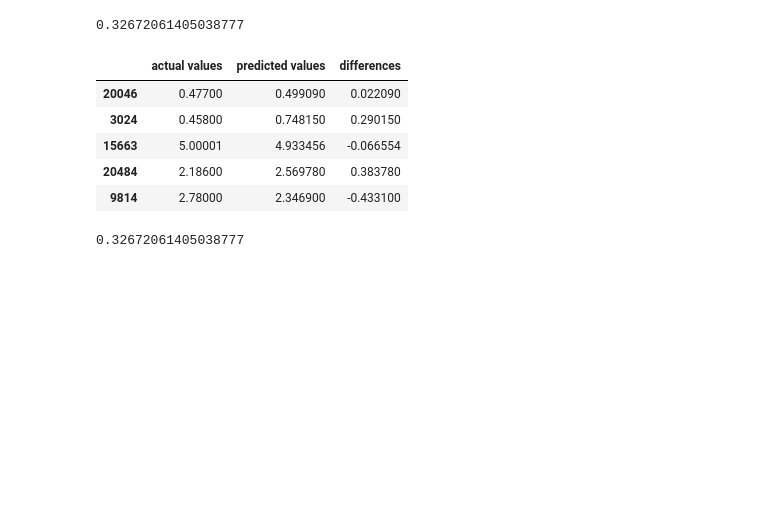
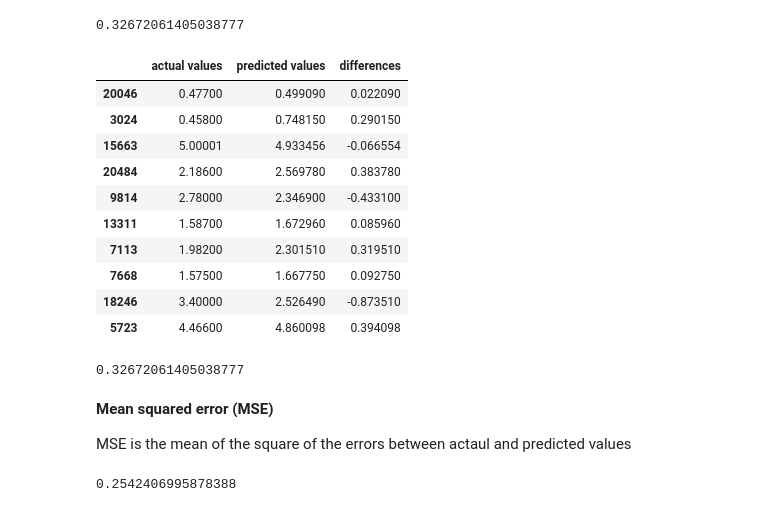
Before and after one commit to GoldenEye37/machine-learning-101, a Jupyter notebook: introduction-to-sckit-learn.ipynb, the cells around one changed output. Saved outputs shown, nothing was run; the diff lists cells and outputs as text; code cells hidden in the pictures; blank space fills up the shorter version.

Commit message:
sklearn: regression model eval -> MSE

```diff
--- a/introduction-to-sckit-learn.ipynb
+++ b/introduction-to-sckit-learn.ipynb
@@ -1495,14 +1495,19 @@ mae
 # %%
 df = pd.DataFrame(data={"actual values": y_test,
                         "predicted values": y_preds})
 df["differences"] = df["predicted values"] - df["actual values"]
-df.head()
+df.head(10)
 # %% [output]
 |  | actual values | predicted values | differences |
 | 20046 | 0.47700 | 0.499090 | 0.022090 |
 | 3024 | 0.45800 | 0.748150 | 0.290150 |
 | 15663 | 5.00001 | 4.933456 | -0.066554 |
 | 20484 | 2.18600 | 2.569780 | 0.383780 |
 | 9814 | 2.78000 | 2.346900 | -0.433100 |
+| 13311 | 1.58700 | 1.672960 | 0.085960 |
+| 7113 | 1.98200 | 2.301510 | 0.319510 |
+| 7668 | 1.57500 | 1.667750 | 0.092750 |
+| 18246 | 3.40000 | 2.526490 | -0.873510 |
+| 5723 | 4.46600 | 4.860098 | 0.394098 |
 # %%
 # mae discards the negatives
@@ -1509,3 +1515,16 @@ df.head()
 np.abs(df["differences"]).mean()
 # %% [output]
 0.32672061405038777
+# %% [markdown]
+**Mean squared error (MSE)**
+
+MSE is the mean of the square of the errors between actaul and predicted values
+# %%
+# Mean squared error
+from sklearn.metrics import mean_squared_error
+
+y_preds = model.predict(X_test)
+mse = mean_squared_error(y_test, y_preds)
+mse
+# %% [output]
+0.2542406995878388
```
Also changed, not shown: parts of 4 cells of this notebook.
